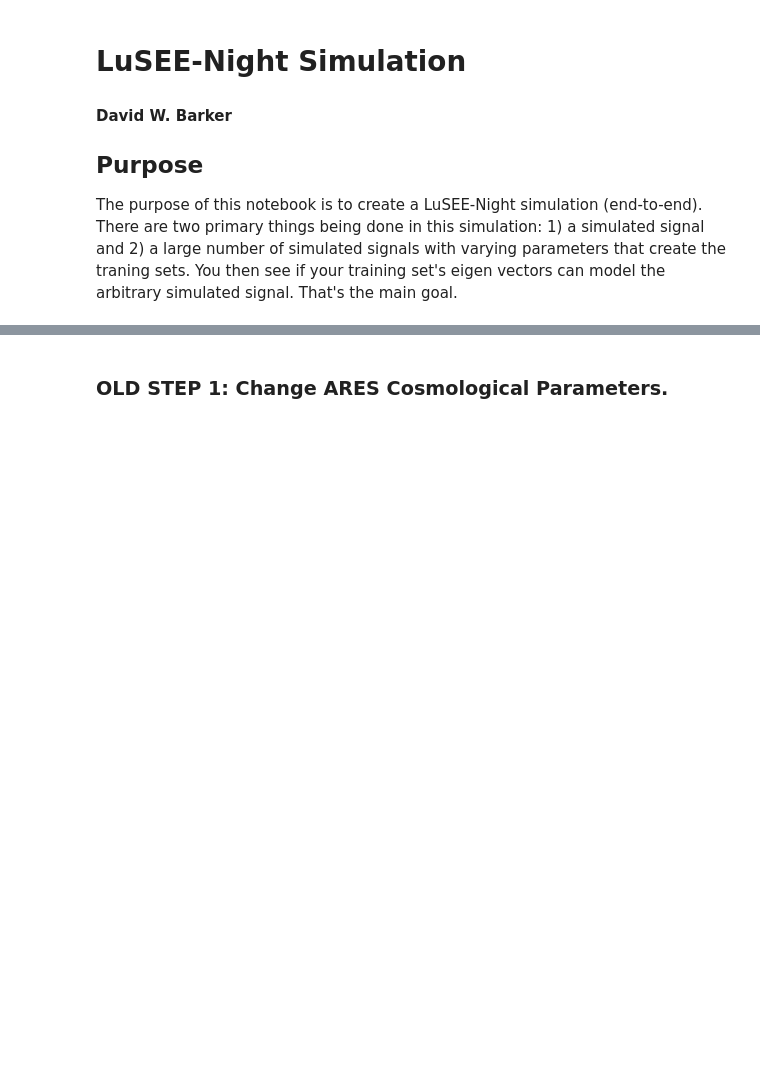
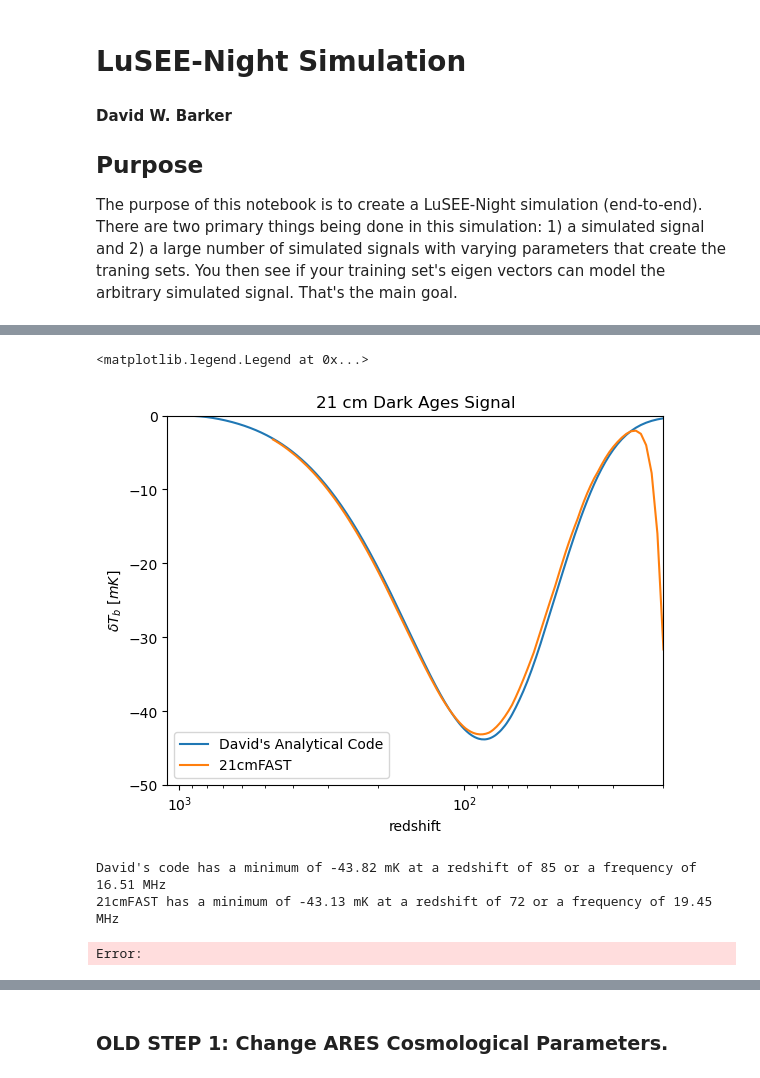
Before and after one commit to daba9359/LuCEE-Night_Simulation, a Jupyter notebook: LuCEE-Night_Simulation.ipynb, the cells around one changed output, grey strips where cells are left out. Drawn from its saved outputs; the diff is of its cells as text; code cells hidden in the pictures; blank space fills up the shorter version.

```diff
--- a/LuCEE-Night_Simulation.ipynb
+++ b/LuCEE-Night_Simulation.ipynb
@@ -127,11 +135,6 @@ x_c = lambda z,x_e,T_k: (T_star)/(T_gamma0*(1+z)*A_10)*(n_H(z,x_e)*k_HH(T_k(z)+n
 
 T_S = lambda z,x_e,T_k: (1+x_c(z,x_e,T_k))/((1/(T_gamma0*(1+z)))+(x_c(z,x_e,T_k)/T_k(z)))
 # %%
-# Let's clean this up later, but this is the actual difference from the CMB with the optical depth included
+# But that's not the actual data. Need to include optical depth:
 
-db = lambda z,x_e,T_k: 27*(1-x_e(z))*((h**2*omb)/(0.023))*((0.15)/(h**2*omm))*((1+z)/(10))**(1/2)*(1-((T_gamma0*(1+z))/(T_S(z,x_e,T_k))))
+dTb = lambda z,x_e,T_k: 27*(1-x_e(z))*((h**2*omb)/(0.023))*((0.15)/(h**2*omm))*((1+z)/(10))**(1/2)*(1-((T_gamma0*(1+z))/(T_S(z,x_e,T_k))))
-# %%
-frequencies_ares=np.delete(frequencies_ares,996)
-dTb = np.delete(dTb,996)
-import scipy
-test_data=scipy.interpolate.CubicSpline(frequencies_ares,dTb)(np.arange(3,200))
@@ -170,0 +207,29 @@ plt.plot(z_array,T_S(z_array,CosmoRec_xe,CosmoRec_Tk))
+# %%
+plt.plot(z_array,dTb(z_array,CosmoRec_xe,CosmoRec_Tk),label="David's Analytical Code")
+# plt.plot(ARES_redshift,ARES_dTb, label="ARES")
+plt.plot(z_array[0:450],global21cm_array[0:450],label="21cmFAST")
+plt.title("21 cm Dark Ages Signal")
+# plt.axvline(85)
+plt.xscale("log")
+plt.xlabel("redshift")
+plt.ylabel(f"$\delta T_b$ $[mK]$")
+plt.xlim(1100,20)
+plt.ylim(-50,0)
+plt.legend()
+# %% [output]
+<matplotlib.legend.Legend at 0x...>
+[figure, added]
+# %%
+# Let's compare the minimums and the locations of the minimums:
+David_min=dTb(z_array,CosmoRec_xe,CosmoRec_Tk).min()
+David_redshift_min = z_array[np.where(dTb(z_array,CosmoRec_xe,CosmoRec_Tk)==David_min)]
+z_array[65]
+print(f"David's code has a minimum of {David_min:.2f} mK at a redshift of {David_redshift_min[0]} or a frequency of {1420/(1+David_redshift_min[0]):.2f} MHz")
+
+FAST_min = global21cm_array[15::].min()
+FAST_redshift_min = z_array[np.where(global21cm_array[15::]==FAST_min)]
+print(f"21cmFAST has a minimum of {FAST_min:.2f} mK at a redshift of {FAST_redshift_min[0]} or a frequency of {1420/(1+FAST_redshift_min[0]):.2f} MHz")
+# %% [output]
+David's code has a minimum of -43.82 mK at a redshift of 85 or a frequency of 16.51 MHz
+21cmFAST has a minimum of -43.13 mK at a redshift of 72 or a frequency of 19.45 MHz
+Error:
```
Also changed, not shown: parts of 20 cells of this notebook.
